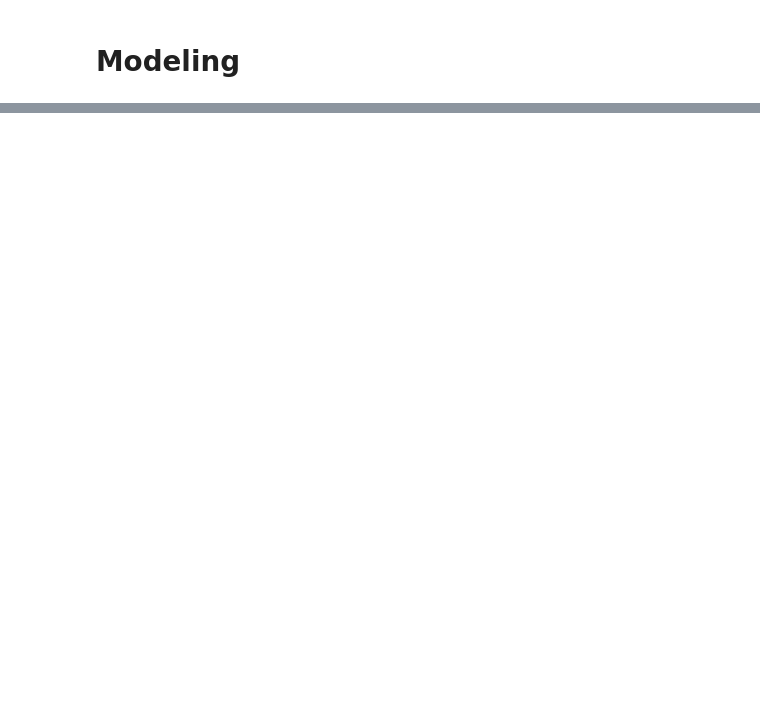
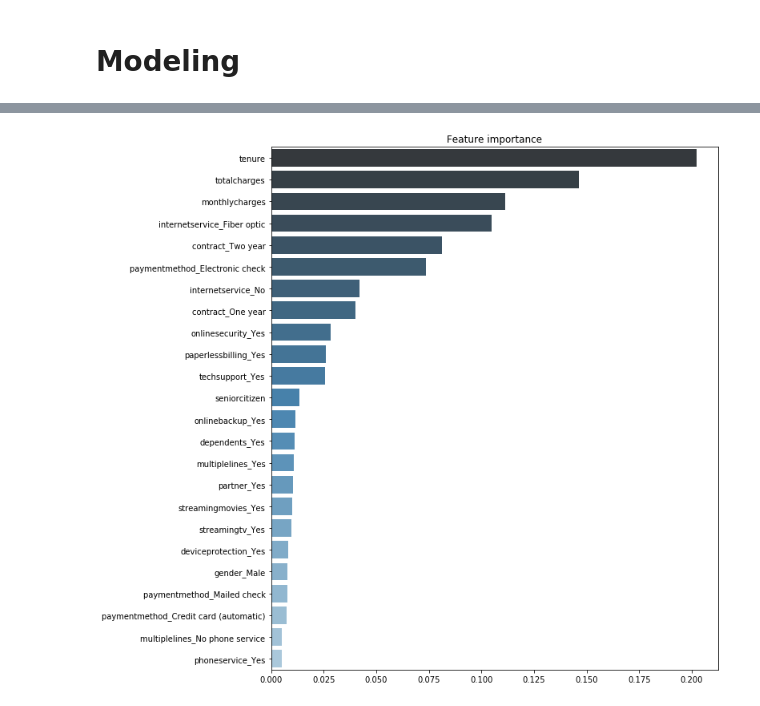
Before and after one commit to Galdina/dsc-mod-3-project-v2-1-onl01-dtsc-ft-030220, a Jupyter notebook: 4_modeling.ipynb, the cells around one changed output, grey strips where cells are left out. Saved outputs shown, nothing was run; the diff lists cells and outputs as text; code cells hidden in the pictures; blank space fills up the shorter version.

```diff
--- a/4_modeling.ipynb
+++ b/4_modeling.ipynb
@@ -37,0 +152,8 @@ warnings.filterwarnings('ignore')
+# %%
+#Converting Gender column to numeric value
+#datset_churn['Gender'].unique() # Print unique values in the column
+df['gender_num'] = df['gender'].map( {'Female': 1, 'Male': 0} ).astype(int) #Map Categorical to Numerical Values
+# For Partner & Dependant , we created Family Column . Converting Family column to numeric value
+#datset_churn['Family'].unique() # Print unique values in the column
+df['family_num'] = df['partner'].map( {'Yes': 1, 'No': 0} ).astype(int) #Map Categorical to Numerical Values
+df.head()
@@ -37,0 +174,6 @@ warnings.filterwarnings('ignore')
+# %%
+params = {'random_state': 0, 'n_jobs': 4, 'n_estimators': 5000, 'max_depth': 8}
+# One-hot encode
+df = pd.get_dummies(df)
+
+df
@@ -37,0 +194,19 @@ warnings.filterwarnings('ignore')
+# %%
+# Split data into X and y
+y=df['churn_Yes'].copy()
+
+# Define X
+
+x = df.drop(columns=['churn_Yes'], axis=1)
+
+# Fit RandomForest Classifier
+clf = RandomForestClassifier(**params)
+clf = clf.fit(x, y)
+
+# Plot features importances
+imp = pd.Series(data=clf.feature_importances_, index=x.columns).sort_values(ascending=False)
+plt.figure(figsize=(10,12))
+plt.title("Feature importance")
+ax = sns.barplot(y=imp.index, x=imp.values, palette="Blues_d", orient='h')
+# %% [output]
+[figure, added]
```
Also changed, not shown: parts of 34 cells of this notebook, 6 other files.
